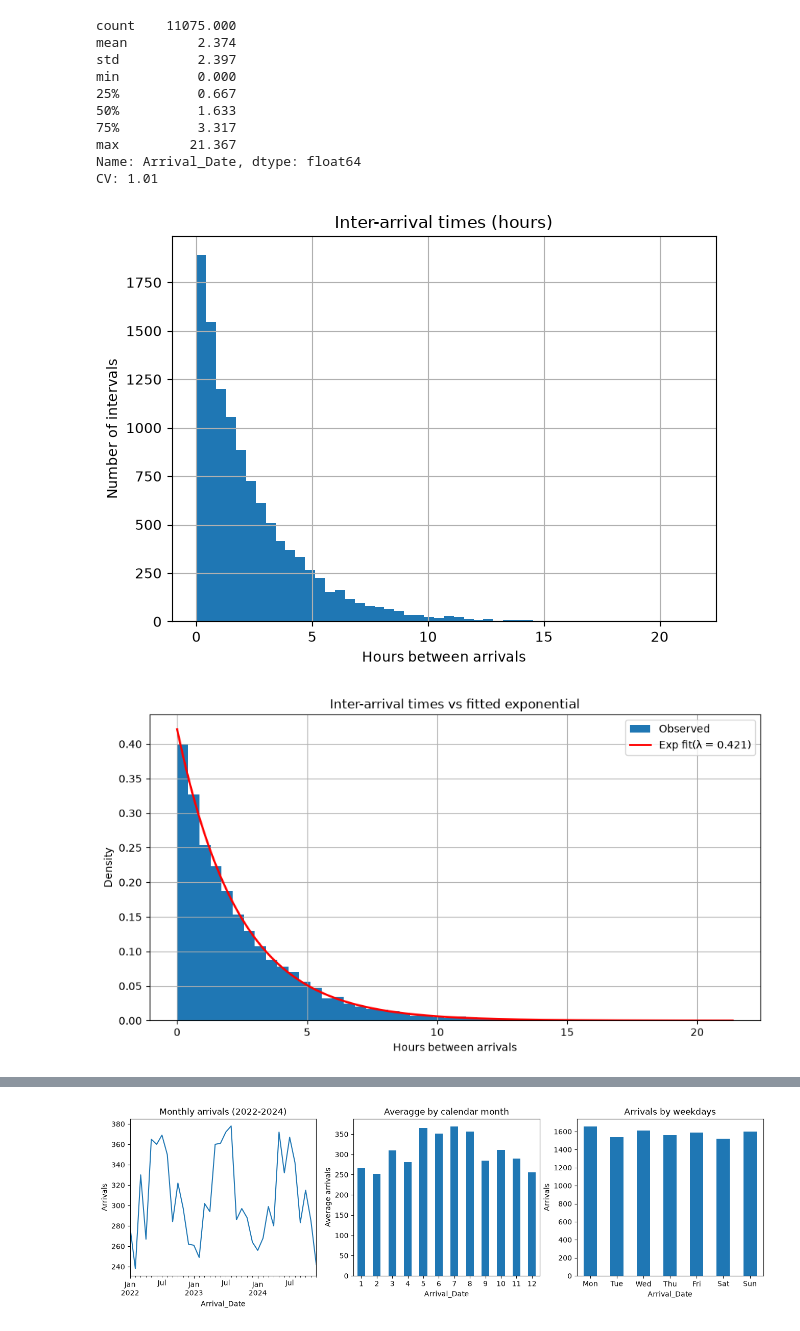
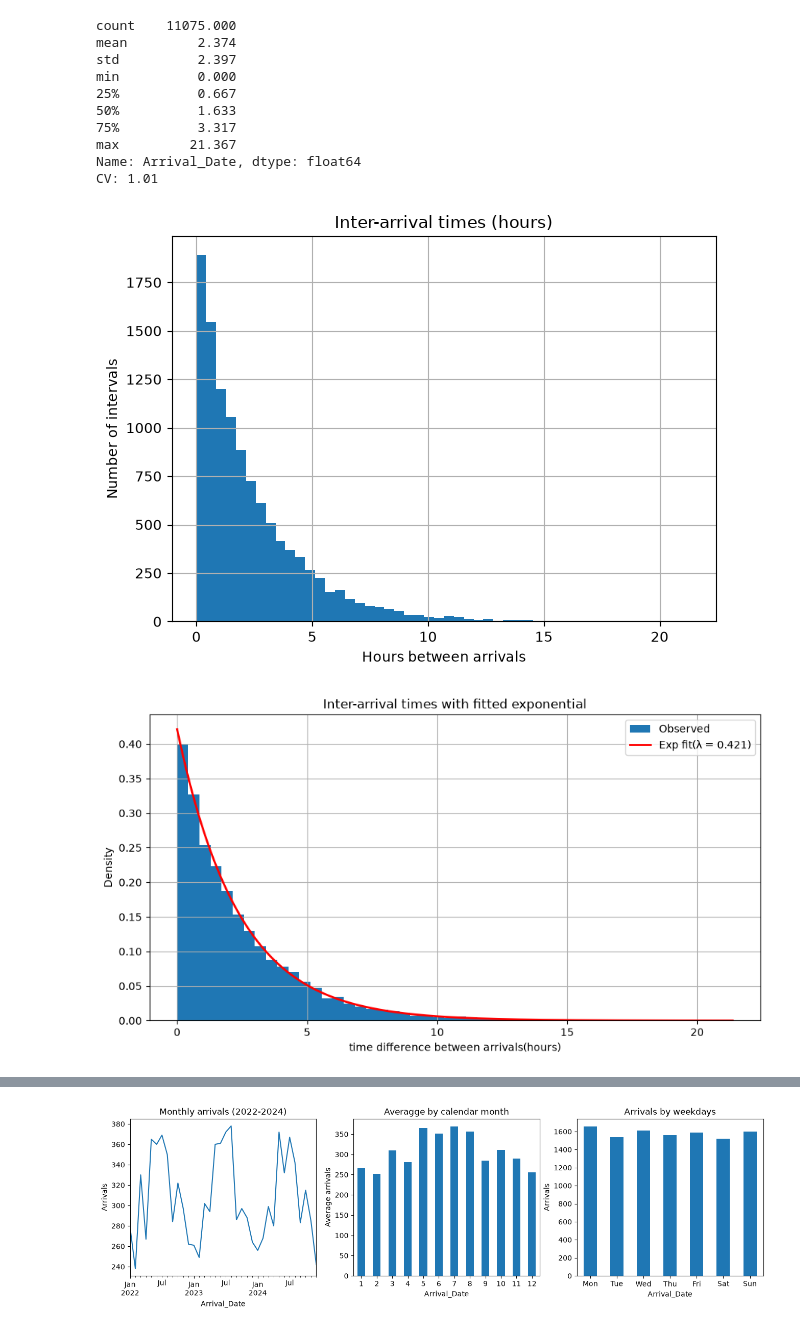
Before and after one commit to YuxinWang-y/Group-16-SNS, a Jupyter notebook: src/understand_vessel_arrivals.ipynb, the cells around one changed output, grey strips where cells are left out. Saved outputs shown, nothing was run; the diff lists cells and outputs as text; code cells hidden in the pictures.

```diff
--- a/src/understand_vessel_arrivals.ipynb
+++ b/src/understand_vessel_arrivals.ipynb
@@ -69,35 +69,35 @@ CV: 1.01
 # %%
 
 # Histogram of inter-arrival times -- investigate distribution
 ia.hist(bins=50)
 plt.title('Inter-arrival times (hours)')
 plt.xlabel('Hours between arrivals')
 plt.ylabel('Number of intervals')
 
 # np.log(ia).hist(bins=40, ax=ax[1])
 # ax[1].set_title('log(inter-arrival times)')
 # ax[1].set_xlabel('log(hours)')
 # ax[1].set_ylabel('Number of intervals')
 
 # fit of exponential distribution
 plt.tight_layout()
 plt.show()
 
 fig, ax = plt.subplots(figsize=(9, 5))
 ia.hist(bins=50, density=True, ax=ax, label='Observed')
 
 lam_hat = 1 / ia.mean()
 x = np.linspace(0, ia.max(), 500)
 ax.plot(x, stats.expon.pdf(x, scale=1/lam_hat), 'r-', lw=2, label=f'Exp fit(λ = {lam_hat:.3f})')
-ax.set_title('Inter-arrival times vs fitted exponential')
-ax.set_xlabel('Hours between arrivals')
+ax.set_title('Inter-arrival times with fitted exponential')
+ax.set_xlabel('time difference between arrivals(hours)')
 ax.set_ylabel('Density')
 ax.legend()
 plt.tight_layout()
 plt.show()
 # %% [output]
 [figure]
-[figure, old version]
+[figure, new version]
 # %%
 # using log straightly gives divide by 0 error
 # investigate why this happens
```
Also changed, not shown: parts of 1 cell of this notebook.
